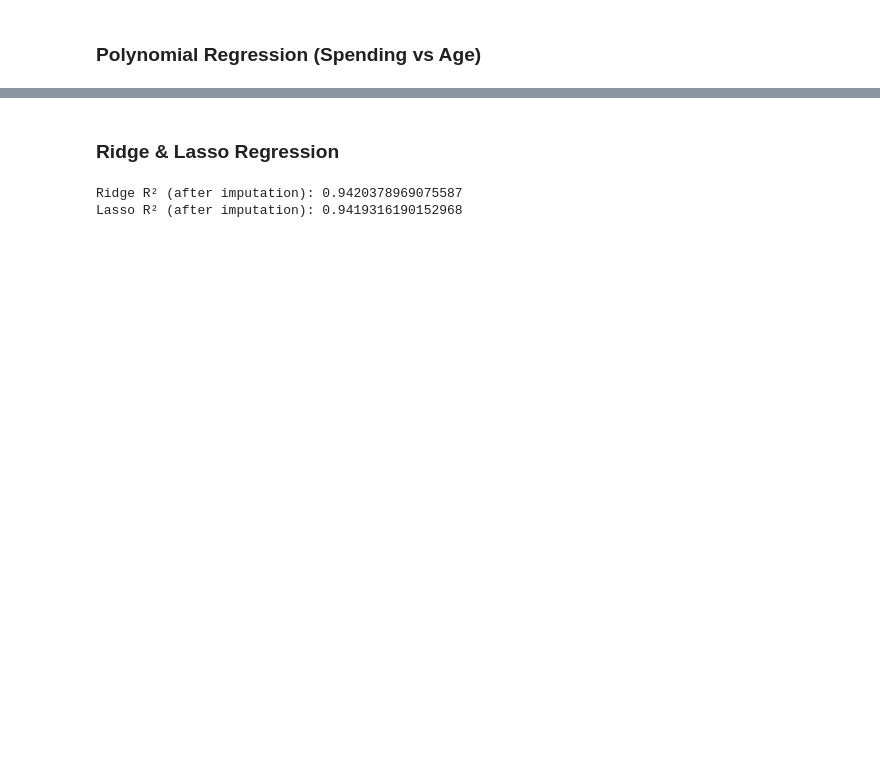
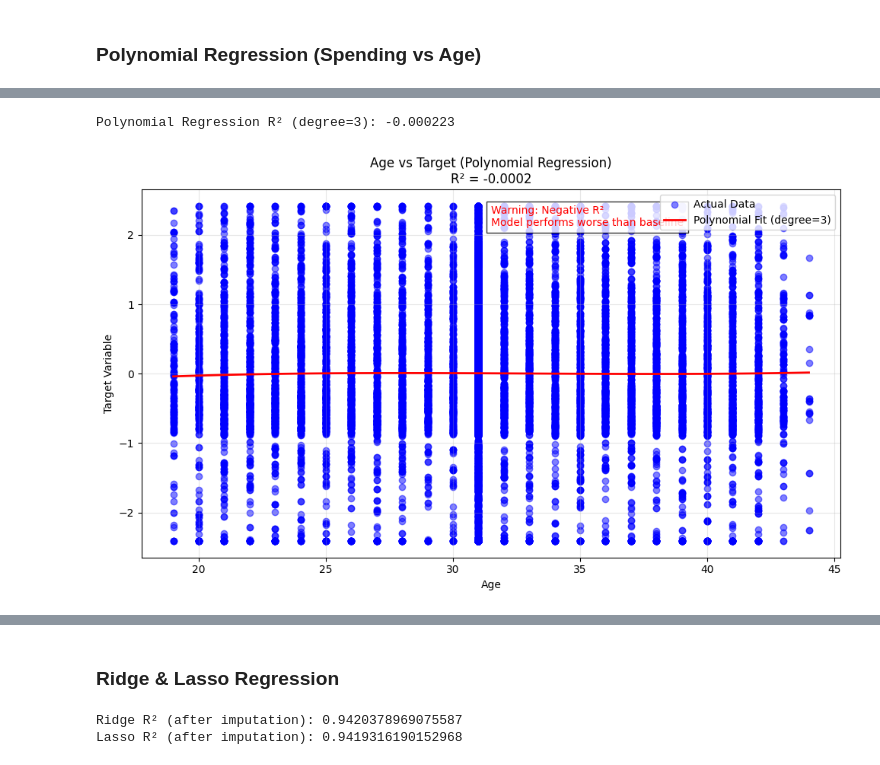
Before and after one commit to Mahmoudabuelfadl25/-Basics-of-Python-in-Data-Analytics, a Jupyter notebook: retail.ipynb, the cells around one changed output, grey strips where cells are left out. Cells and saved outputs as stored; diff of their text form; code cells hidden in the pictures; blank space fills up the shorter version.

```diff
--- a/retail.ipynb
+++ b/retail.ipynb
@@ -834,0 +827,60 @@ Polynomial Regression R² (after imputation): -0.00022250882258445515
+# %%
+from sklearn.preprocessing import PolynomialFeatures
+from sklearn.pipeline import make_pipeline
+from sklearn.impute import SimpleImputer
+from sklearn.linear_model import LinearRegression
+from sklearn.metrics import r2_score
+import pandas as pd
+import numpy as np
+import matplotlib.pyplot as plt
+
+# Corrected imputation and data preparation
+imputer = SimpleImputer(strategy='mean')
+
+# Reshape data to 2D array for sklearn compatibility
+X_train_age = X_train[['Age']].values
+X_test_age = X_test[['Age']].values
+
+# Fit and transform the data
+X_train_age_imputed = imputer.fit_transform(X_train_age)
+X_test_age_imputed = imputer.transform(X_test_age)
+
+# Create and fit polynomial regression model (degree=3)
+poly_model = make_pipeline(
+    PolynomialFeatures(degree=3, include_bias=False),
+    LinearRegression()
+)
+poly_model.fit(X_train_age_imputed, y_train)
+
+# Make predictions and evaluate
+y_poly_pred = poly_model.predict(X_test_age_imputed)
+r2 = r2_score(y_test, y_poly_pred)
+print(f"Polynomial Regression R² (degree=3): {r2:.6f}")
+
+# Visualization
+plt.figure(figsize=(10, 6))
+
+# Create smooth curve for polynomial fit
+age_range = np.linspace(X_test_age_imputed.min(), X_test_age_imputed.max(), 100).reshape(-1, 1)
+y_range = poly_model.predict(age_range)
+
+# Plot actual vs predicted
+plt.scatter(X_test_age_imputed, y_test, color='blue', alpha=0.5, label='Actual Data')
+plt.plot(age_range, y_range, color='red', linewidth=2, label='Polynomial Fit (degree=3)')
+plt.xlabel('Age')
+plt.ylabel('Target Variable')
+plt.title(f'Age vs Target (Polynomial Regression)\nR² = {r2:.4f}')
+plt.legend()
+plt.grid(alpha=0.3)
+
+# Highlight potential issues
+if r2 < 0:
+    plt.text(0.5, 0.9, "Warning: Negative R²\nModel performs worse than baseline",
+             transform=plt.gca().transAxes, color='red',
+             bbox=dict(facecolor='white', alpha=0.8))
+
+plt.tight_layout()
+plt.show()
+# %% [output]
+Polynomial Regression R² (degree=3): -0.000223
+[figure, added]
```
Also changed, not shown: parts of 10 cells of this notebook.
